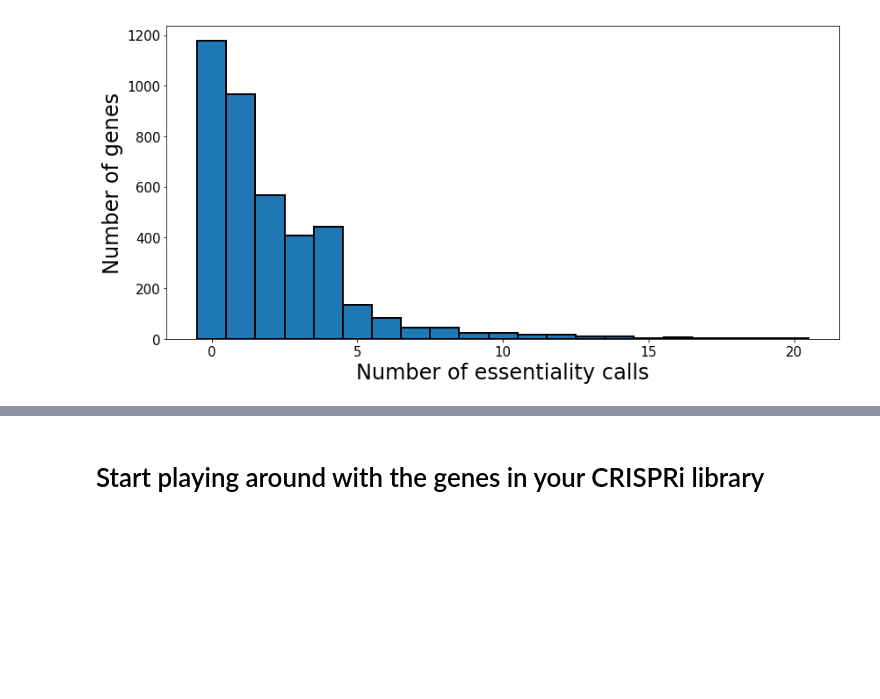
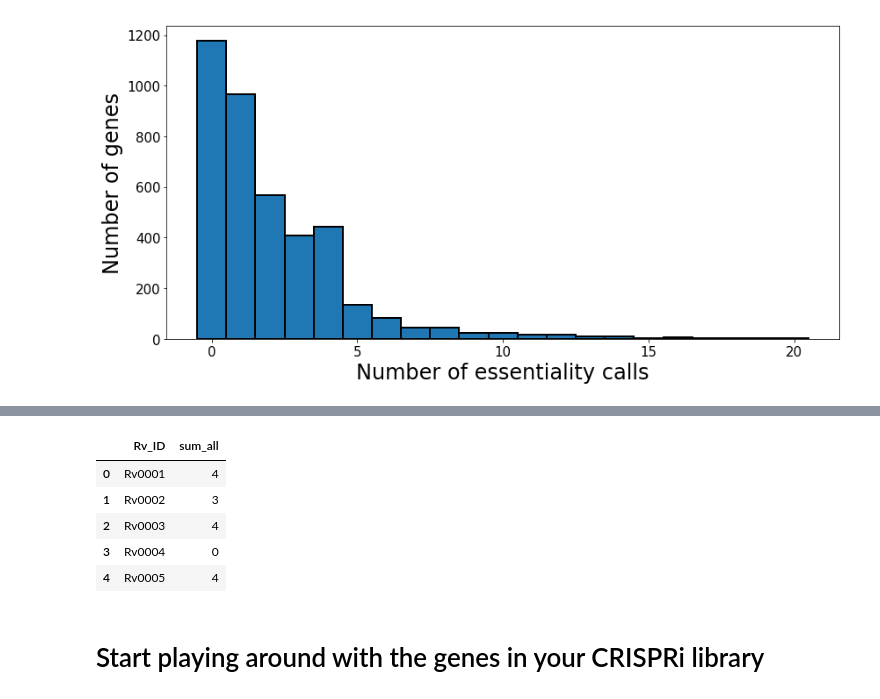
Before and after one commit to ajinich/mtb_tn_db, a Jupyter notebook: code/visualizations/Tn_library_stats.ipynb, the cells around one changed output, grey strips where cells are left out. Saved outputs shown, nothing was run; the diff lists cells and outputs as text; code cells hidden in the pictures; blank space fills up the shorter version.

```diff
--- a/code/visualizations/Tn_library_stats.ipynb
+++ b/code/visualizations/Tn_library_stats.ipynb
@@ -321,3 +144,16 @@ df_tn[ (df_tn[col_1] == 1) & (df_tn[col_2] == 1)][['Rv_ID', 'gene_name', col_1,
+# %%
+gene_list_file = 'test.xlsx'
+df_gene_list = pd.read_excel(os.path.join(dir_data, 'other_data', gene_list_file))
+gene_list = df_gene_list.Rv_ID.values
+# %%
+df_tn[df_tn.Rv_ID.isin(gene_list)][['Rv_ID', 'sum_all']]
+# %% [output]
+|  | Rv_ID | sum_all |
+| 0 | Rv0001 | 4 |
+| 1 | Rv0002 | 3 |
+| 2 | Rv0003 | 4 |
+| 3 | Rv0004 | 0 |
+| 4 | Rv0005 | 4 |
 # %% [markdown]
 # Start playing around with the genes in your CRISPRi library
 # %% [markdown]
```
Also changed, not shown: parts of 44 cells of this notebook, 1 other file.
